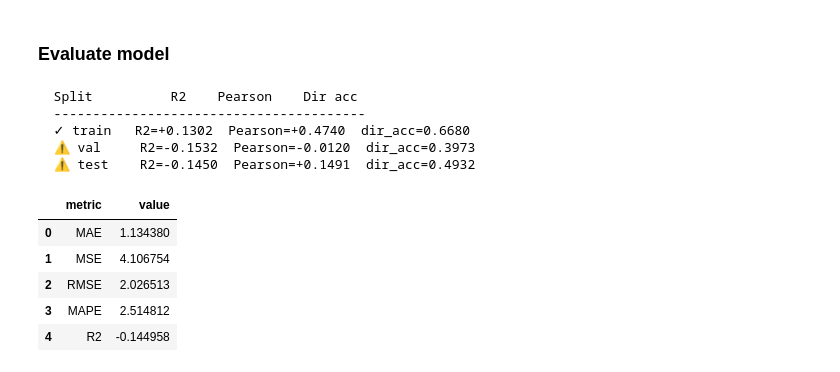
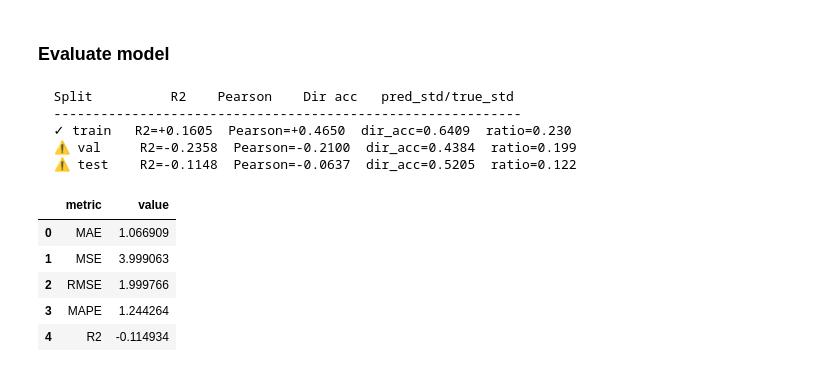
Before and after one commit to DucTrung1802/master-thesis, a Jupyter notebook: src/model/lstm/lstm_vic_1.ipynb, the cells around one changed output. Cells and saved outputs as stored; diff of their text form; code cells hidden in the pictures.

```diff
--- a/src/model/lstm/lstm_vic_1.ipynb
+++ b/src/model/lstm/lstm_vic_1.ipynb
@@ -70,7 +71,7 @@ MAX_EPOCHS = 1000
 LEARNING_RATE = 3e-4
 BATCH_SIZE = 32  # small batch — better noise with 518 samples
 PATIENCE = 30
-HIDDEN_SIZE = 32  # reduced from 128
+HIDDEN_SIZE = 64  # reduced from 128
 NUM_LAYERS = 1  # reduced from 2
 DROPOUT = 0.5  # increased from 0.2
 WEIGHT_DECAY = 1e-3  # L2 regularization
@@ -362,16 +397,16 @@ class LightningLSTM(L.LightningModule):
             hidden_size=HIDDEN_SIZE,
             num_layers=NUM_LAYERS,
             batch_first=True,
-            dropout=0.0,  # dropout has no effect with num_layers=1
+            dropout=0.0,
         )
 
         self.bn = nn.BatchNorm1d(HIDDEN_SIZE)
 
         self.fc = nn.Sequential(
-            nn.Linear(HIDDEN_SIZE, 16),
+            nn.Linear(HIDDEN_SIZE, 32),
             nn.ReLU(),
             nn.Dropout(DROPOUT),
-            nn.Linear(16, 1),
+            nn.Linear(32, 1),
         )
 
         self.val_preds = []
@@ -409,15 +444,14 @@ class LightningLSTM(L.LightningModule):
 
     def training_step(self, batch, batch_idx):
         x, y = batch
-        pred = self(x)
-        loss = F.huber_loss(pred, y.float(), delta=1.0)
+        loss = F.huber_loss(self(x), y.float(), delta=2.0)  # was 1.0
         self.log("train_loss", loss, prog_bar=True)
         return loss
 
     def validation_step(self, batch, batch_idx):
         x, y = batch
         pred = self(x)
-        loss = F.huber_loss(pred, y.float(), delta=1.0)
+        loss = F.huber_loss(pred, y.float(), delta=2.0)  # was 1.0
         self.log("val_loss", loss, prog_bar=True)
         self.val_preds.append(pred.detach())
         self.val_labels.append(y.detach().float())
@@ -535,45 +576,51 @@ d:\GIT\master-thesis\mt_env\Lib\site-packages\lightning\pytorch\trainer\connecto
 # %% [markdown]
 ### Evaluate model
 # %%
-import numpy as np
+# In cell 7 evaluation — use clipped y for metrics
+# Raw y_te still used for ResultEvaluator official metrics
+
+from sklearn.metrics import r2_score
+from scipy.stats import pearsonr
+
+from evaluator.result_evaluator import ResultEvaluator
 
 model.eval()
 with torch.no_grad():
     y_pred_tr = model(torch.tensor(X_tr, dtype=torch.float32)).numpy()
     y_pred_vl = model(torch.tensor(X_vl, dtype=torch.float32)).numpy()
     y_pred_te = model(torch.tensor(X_te, dtype=torch.float32)).numpy()
 
-from scipy.stats import pearsonr
-from sklearn.metrics import r2_score
+print(f"  {'Split':<8} {'R2':>8} {'Pearson':>10} {'Dir acc':>10}  "
+      f"{'pred_std/true_std':>18}")
+print(f"  {'-'*60}")
+for name, y_true, y_clip, y_hat in [
+    ("train", y_tr, y_tr_clip, y_pred_tr),
+    ("val",   y_vl, y_vl_clip, y_pred_vl),
+    ("test",  y_te, y_te_clip, y_pred_te),
+]:
+    r2      = r2_score(y_clip, y_hat)
+    corr, _ = pearsonr(y_clip, y_hat)
+    da      = np.mean(np.sign(y_clip) == np.sign(y_hat))
+    ratio   = y_hat.std() / y_clip.std()
+    flag    = "✓" if r2 > 0 else "⚠"
+    print(f"  {flag} {name:<6}  R2={r2:+.4f}  Pearson={corr:+.4f}  "
+          f"dir_acc={da:.4f}  ratio={ratio:.3f}")
 
-print(f"  {'Split':<8} {'R2':>8} {'Pearson':>10} {'Dir acc':>10}")
-print(f"  {'-'*40}")
-for name, y_true, y_hat in [
-    ("train", y_tr, y_pred_tr),
-    ("val",   y_vl, y_pred_vl),
-    ("test",  y_te, y_pred_te),
-]:
-    r2      = r2_score(y_true, y_hat)
-    corr, _ = pearsonr(y_true, y_hat)
-    da      = np.mean(np.sign(y_true) == np.sign(y_hat))
-    flag    = "✓" if r2 > 0 else "⚠"
-    print(f"  {flag} {name:<6}  R2={r2:+.4f}  "
-          f"Pearson={corr:+.4f}  dir_acc={da:.4f}")
-
-# ── Official metrics on test ──────────────────────────────────────────────────
+print()
+# Official metrics use raw y_te (not clipped) for honest reporting
 result_evaluator = ResultEvaluator(y_pred_te, y_te, d_te)
 result_evaluator.evaluate()
 # %% [output]
-  Split          R2    Pearson    Dir acc
-  ----------------------------------------
-  ✓ train   R2=+0.1302  Pearson=+0.4740  dir_acc=0.6680
-  ⚠ val     R2=-0.1532  Pearson=-0.0120  dir_acc=0.3973
-  ⚠ test    R2=-0.1450  Pearson=+0.1491  dir_acc=0.4932
+  Split          R2    Pearson    Dir acc   pred_std/true_std
+  ------------------------------------------------------------
+  ✓ train   R2=+0.1605  Pearson=+0.4650  dir_acc=0.6409  ratio=0.230
+  ⚠ val     R2=-0.2358  Pearson=-0.2100  dir_acc=0.4384  ratio=0.199
+  ⚠ test    R2=-0.1148  Pearson=-0.0637  dir_acc=0.5205  ratio=0.122
 |  | metric | value |
-| 0 | MAE | 1.134380 |
-| 1 | MSE | 4.106754 |
-| 2 | RMSE | 2.026513 |
-| 3 | MAPE | 2.514812 |
-| 4 | R2 | -0.144958 |
+| 0 | MAE | 1.066909 |
+| 1 | MSE | 3.999063 |
+| 2 | RMSE | 1.999766 |
+| 3 | MAPE | 1.244264 |
+| 4 | R2 | -0.114934 |
 # %%
 # Run this if val R2 is still negative after training
```
Also changed, not shown: parts of 19 cells of this notebook, 5 other files.
